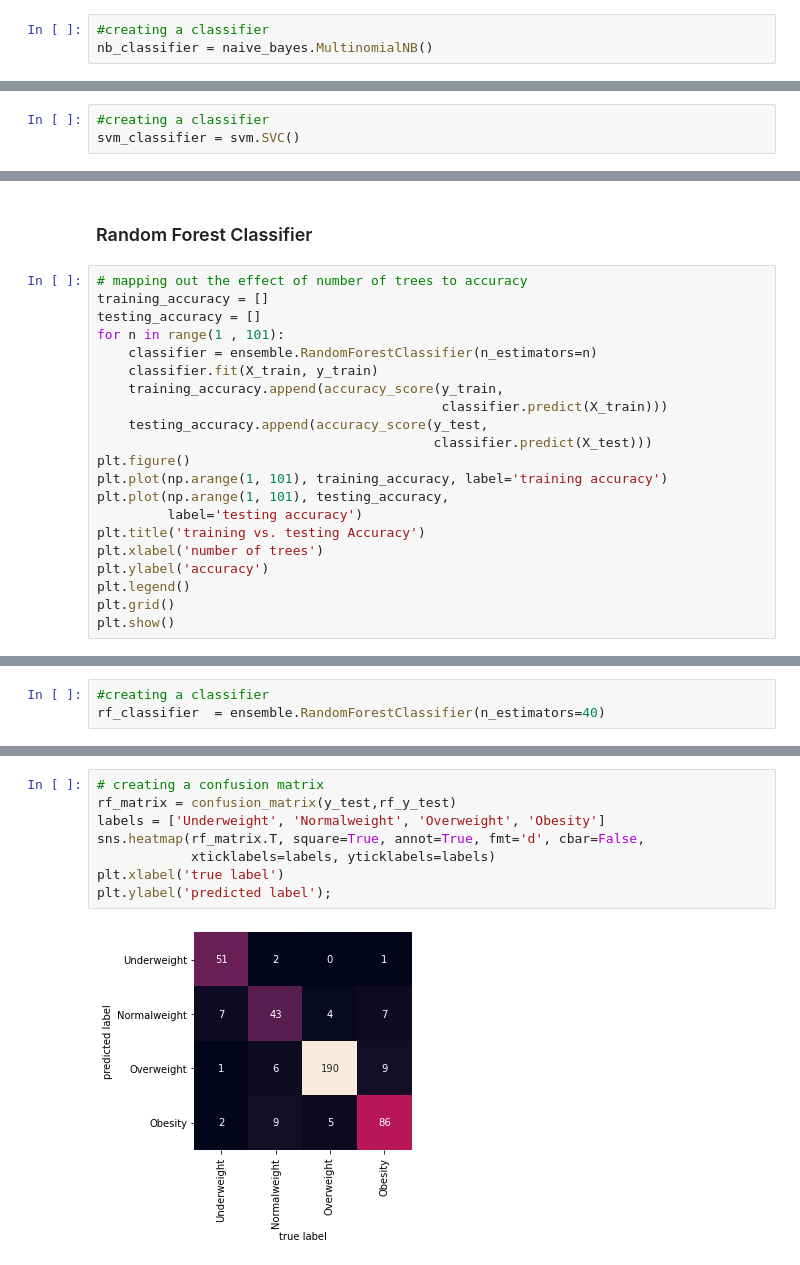
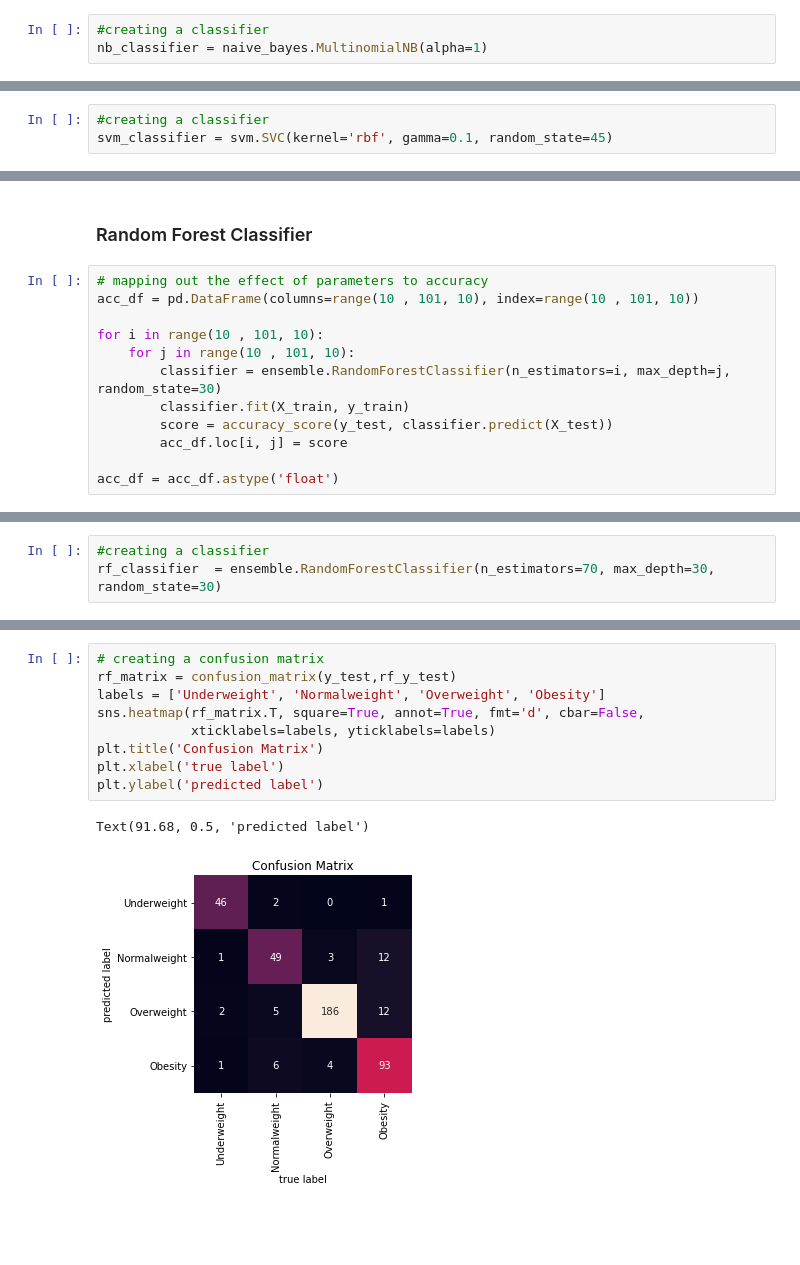
Before and after one commit to icesupakorn/Learning-from-data, a Jupyter notebook: Obesity_risk_factors_classification.ipynb, the cells around one changed output, grey strips where cells are left out. Cells and saved outputs as stored; diff of their text form; blank space fills up the shorter version.

```diff
--- a/Obesity_risk_factors_classification.ipynb
+++ b/Obesity_risk_factors_classification.ipynb
@@ -172,6 +195,6 @@ X_train, X_test, y_train, y_test = train_test_split(variables, classes, test_siz
 # %%
 #creating a classifier
-nb_classifier = naive_bayes.MultinomialNB()
+nb_classifier = naive_bayes.MultinomialNB(alpha=1)
 # %%
 #training the model
 nb_classifier.fit(X_train, y_train)
@@ -220,6 +266,6 @@ plt.ylabel('predicted label');
 # %%
 #creating a classifier
-svm_classifier = svm.SVC()
+svm_classifier = svm.SVC(kernel='rbf', gamma=0.1, random_state=45)
 # %%
 #training the model
 svm_classifier.fit(X_train, y_train)
@@ -266,23 +314,14 @@ plt.ylabel('predicted label');
 # %% [markdown]
 ### Random Forest Classifier
 # %%
-# mapping out the effect of number of trees to accuracy
-training_accuracy = []
-testing_accuracy = []
-for n in range(1 , 101):
-    classifier = ensemble.RandomForestClassifier(n_estimators=n)
-    classifier.fit(X_train, y_train)
-    training_accuracy.append(accuracy_score(y_train,
-                                            classifier.predict(X_train)))
-    testing_accuracy.append(accuracy_score(y_test,
-                                           classifier.predict(X_test)))
-plt.figure()
-plt.plot(np.arange(1, 101), training_accuracy, label='training accuracy')
-plt.plot(np.arange(1, 101), testing_accuracy,
-         label='testing accuracy')
-plt.title('training vs. testing Accuracy')
-plt.xlabel('number of trees')
-plt.ylabel('accuracy')
-plt.legend()
-plt.grid()
-plt.show()
+# mapping out the effect of parameters to accuracy
+acc_df = pd.DataFrame(columns=range(10 , 101, 10), index=range(10 , 101, 10))
+
+for i in range(10 , 101, 10):
+    for j in range(10 , 101, 10):
+        classifier = ensemble.RandomForestClassifier(n_estimators=i, max_depth=j, random_state=30)
+        classifier.fit(X_train, y_train)
+        score = accuracy_score(y_test, classifier.predict(X_test))
+        acc_df.loc[i, j] = score
+
+acc_df = acc_df.astype('float')
@@ -291,6 +336,6 @@ plt.show()
 # %%
 #creating a classifier
-rf_classifier  = ensemble.RandomForestClassifier(n_estimators=40)
+rf_classifier  = ensemble.RandomForestClassifier(n_estimators=70, max_depth=30, random_state=30)
 # %%
 #training the model
 rf_classifier.fit(X_train, y_train)
@@ -327,10 +372,12 @@ the 5-folds crossvalidation varience is: 3.3707712319962395e-05
 # %%
 # creating a confusion matrix
 rf_matrix = confusion_matrix(y_test,rf_y_test)
 labels = ['Underweight', 'Normalweight', 'Overweight', 'Obesity']
 sns.heatmap(rf_matrix.T, square=True, annot=True, fmt='d', cbar=False,
             xticklabels=labels, yticklabels=labels)
+plt.title('Confusion Matrix')
 plt.xlabel('true label')
-plt.ylabel('predicted label');
+plt.ylabel('predicted label')
 # %% [output]
+Text(91.68, 0.5, 'predicted label')
-[figure, old version]
+[figure, new version]
```
Also changed, not shown: parts of 26 cells of this notebook.
